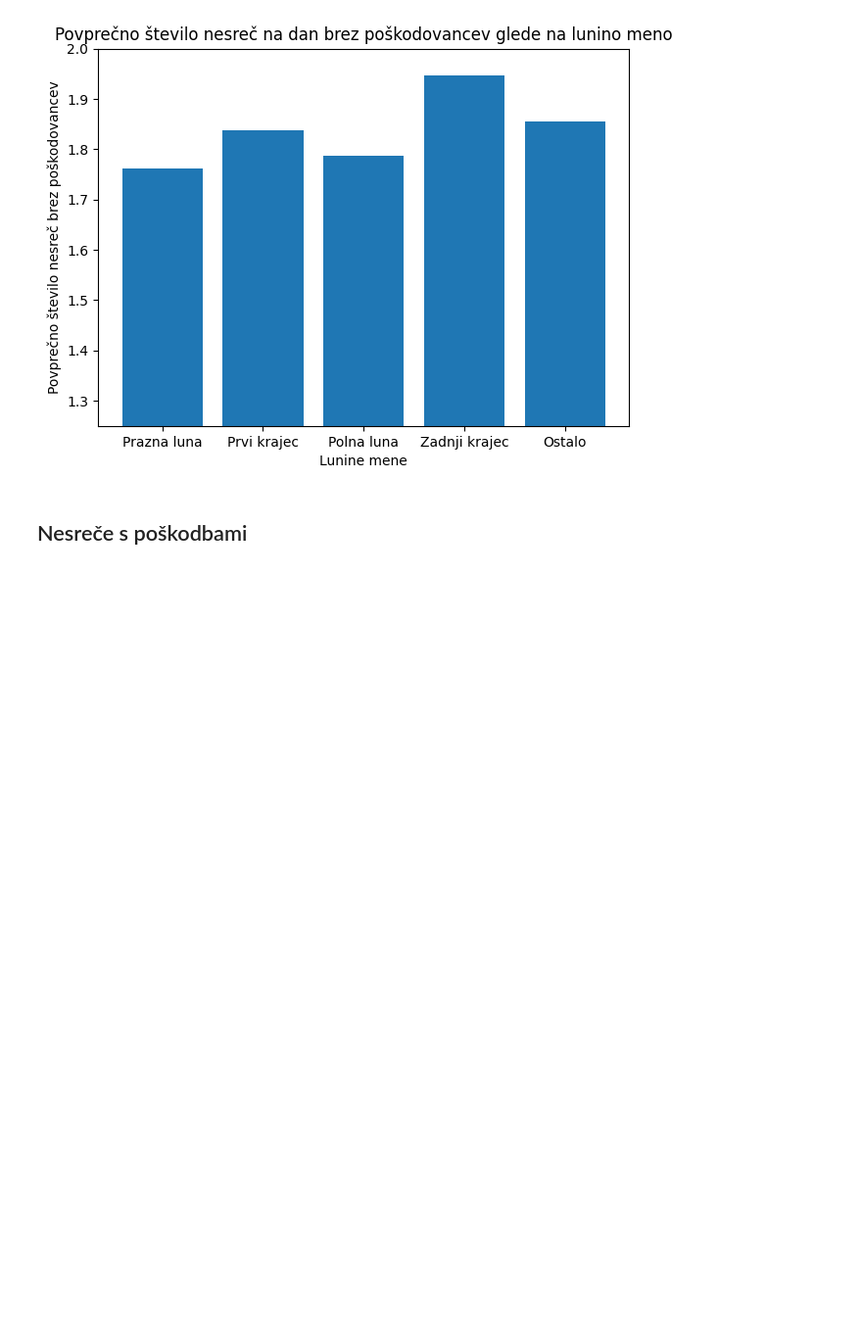
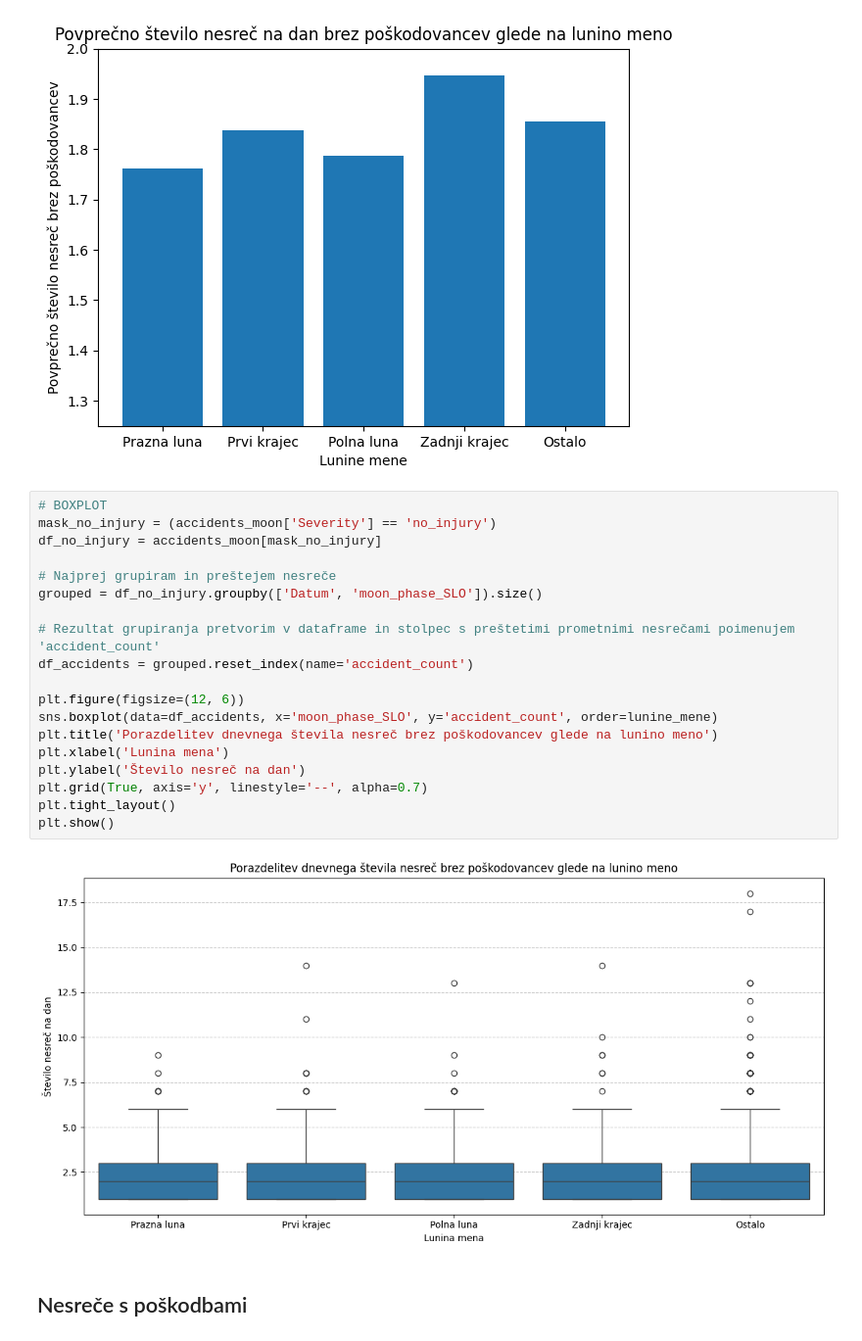
Before and after one commit to hanaskitek/diplomska-git, a Jupyter notebook: 09.0_lunine_mene.ipynb, the cells around one changed output. Shown: that part at 98% size. Drawn from its saved outputs; the diff is of its cells as text; blank space fills up the shorter version.

```diff
--- a/09.0_lunine_mene.ipynb
+++ b/09.0_lunine_mene.ipynb
@@ -229,6 +309,27 @@ Last Quarter     1010
 None             5632
 Name: count, dtype: int64
 [figure]
+# %%
+# BOXPLOT
+mask_no_injury = (accidents_moon['Severity'] == 'no_injury')
+df_no_injury = accidents_moon[mask_no_injury]
+
+# Najprej grupiram in preštejem nesreče
+grouped = df_no_injury.groupby(['Datum', 'moon_phase_SLO']).size()
+
+# Rezultat grupiranja pretvorim v dataframe in stolpec s preštetimi prometnimi nesrečami poimenujem 'accident_count'
+df_accidents = grouped.reset_index(name='accident_count')
+
+plt.figure(figsize=(12, 6))
+sns.boxplot(data=df_accidents, x='moon_phase_SLO', y='accident_count', order=lunine_mene)
+plt.title('Porazdelitev dnevnega števila nesreč brez poškodovancev glede na lunino meno')
+plt.xlabel('Lunina mena')
+plt.ylabel('Število nesreč na dan')
+plt.grid(True, axis='y', linestyle='--', alpha=0.7)
+plt.tight_layout()
+plt.show()
+# %% [output]
+[figure, added]
 # %% [markdown]
 ## Nesreče s poškodbami
 # %%
```
Also changed, not shown: parts of 17 cells of this notebook, 6 other files.
